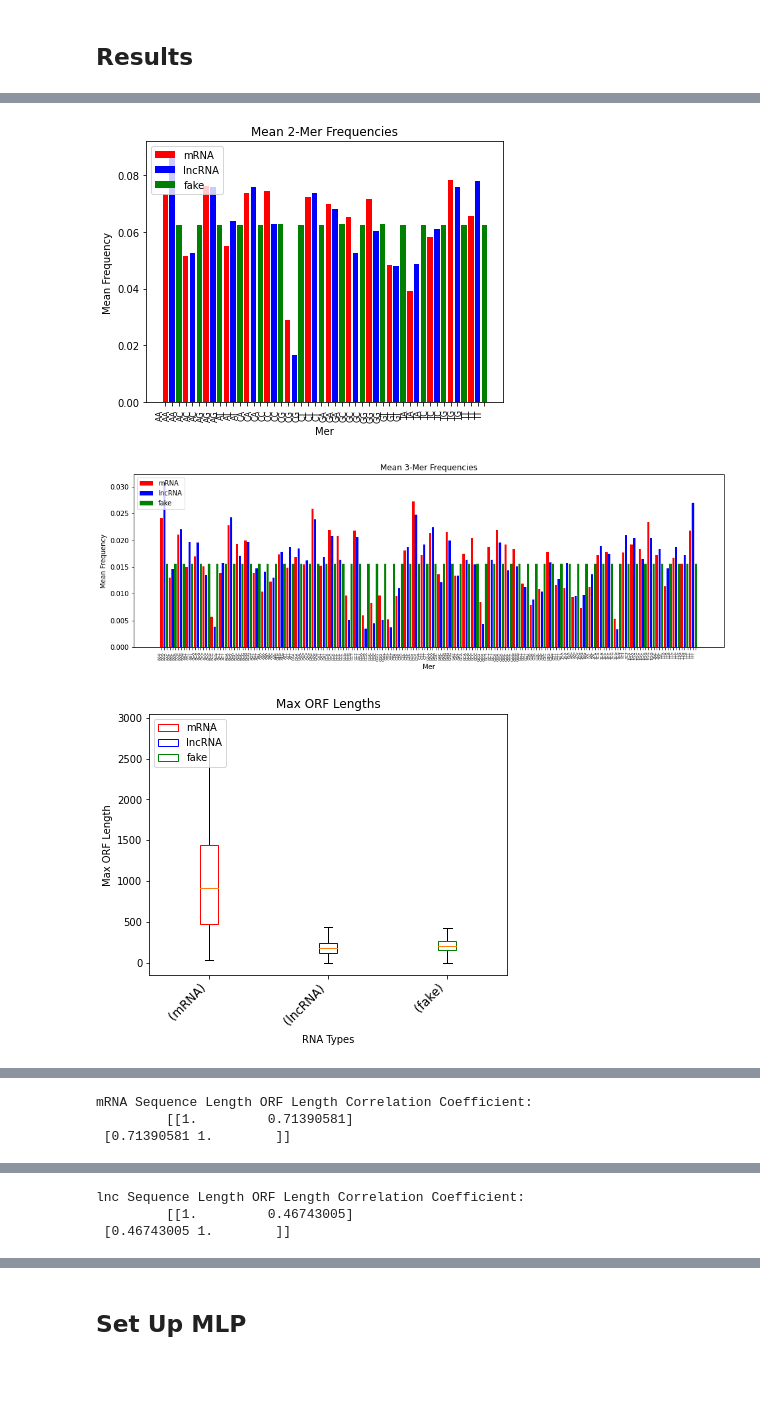
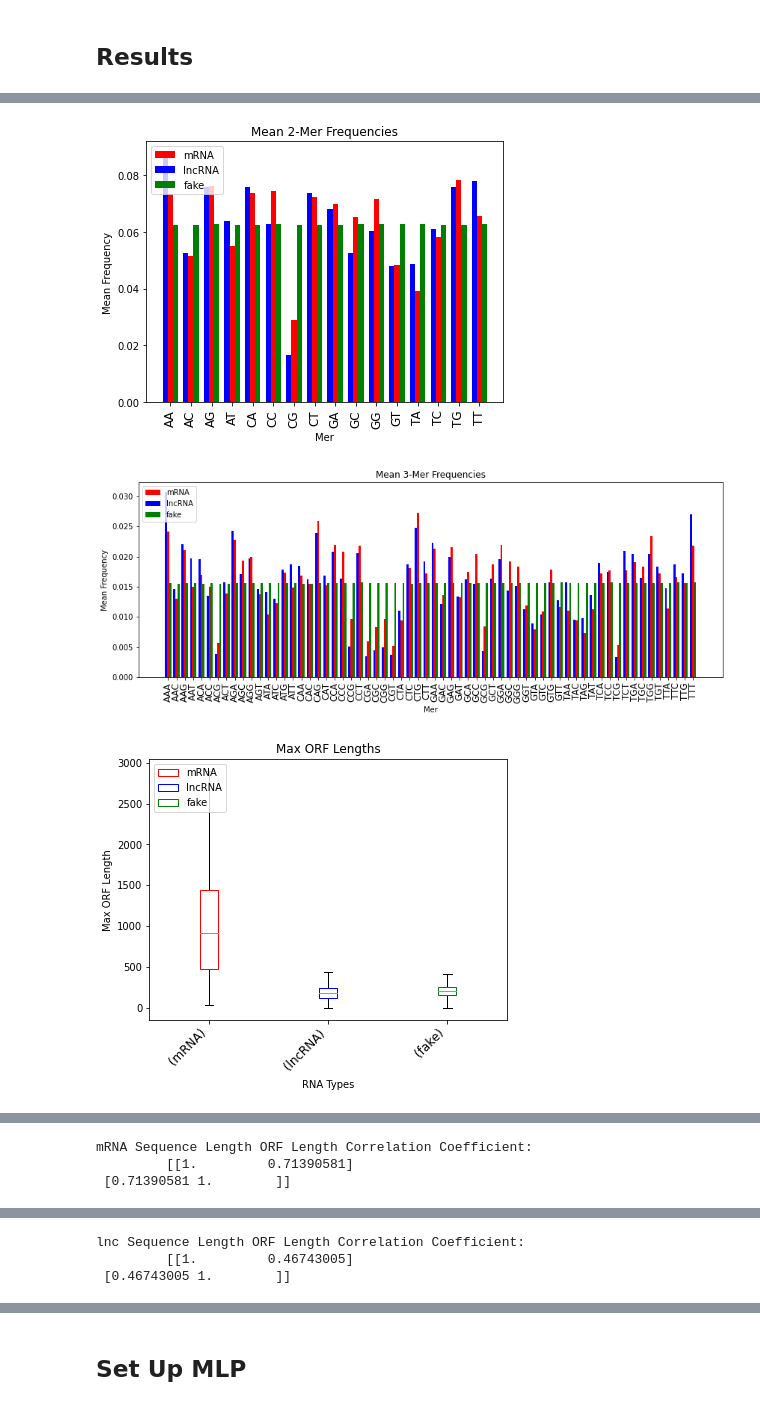
Before and after one commit to ShepherdCode/Soars2021, a Jupyter notebook: Notebooks/Analyzer_102.ipynb, the cells around one changed output, grey strips where cells are left out. Saved outputs shown, nothing was run; the diff lists cells and outputs as text; code cells hidden in the pictures; blank space fills up the shorter version.

Commit message:
Clean up code formatting, update text, run with improved bar plots, and update bar plot text.

```diff
--- a/Notebooks/Analyzer_102.ipynb
+++ b/Notebooks/Analyzer_102.ipynb
@@ -287,17 +287,17 @@ fake_seq_len_orf_len_corrcoef = np.corrcoef(fake_seq_len, fake_max_orf_len[0])
 data_set_names = ['mRNA', 'lncRNA', 'fake']
 
 pg = PlotGenerator()
-pg.set_text_options(90, 'right', 0, 'center', 12)
+pg.set_text_options(90, 'center', 0, 'center', 12)
 
 pg.set_text('Mean 1-Mer Frequencies', 'Mer', 'Mean Frequency', one_mer_keys, None)
 pg.bar_plot([one_mer_pc, one_mer_nc, one_mer_fake], data_set_names)
 
-pg.set_text_options(90, 'right', 0, 'center', 8)
+pg.set_text_options(90, 'center', 0, 'center', 12)
 pg.set_text('Mean 2-Mer Frequencies', 'Mer', 'Mean Frequency', two_mer_keys, None)
 pg.bar_plot([two_mer_pc, two_mer_nc, two_mer_fake], data_set_names)
 
-pg.set_figure_options(width=16)
-pg.set_text_options(90, 'right', 0, 'center', 6)
+pg.set_figure_options(width=14)
+pg.set_text_options(90, 'center', 0, 'center', 12)
 pg.set_text('Mean 3-Mer Frequencies', 'Mer', 'Mean Frequency', three_mer_keys, None)
 pg.bar_plot([three_mer_pc, three_mer_nc, three_mer_fake], data_set_names)
 
@@ -325,5 +325,5 @@ print('\t', fake_seq_len_orf_len_corrcoef)
-[figure, old version]
+[figure, new version]
-[figure, old version]
+[figure, new version]
 [figure]
 [figure]
 mRNA Sequence Length ORF Length Correlation Coefficient:
```
Also changed, not shown: parts of 16 cells of this notebook.
